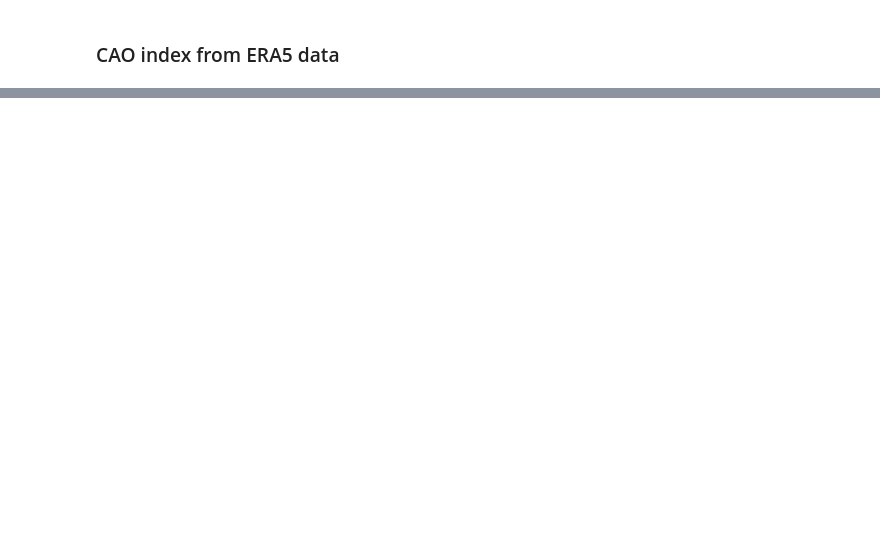
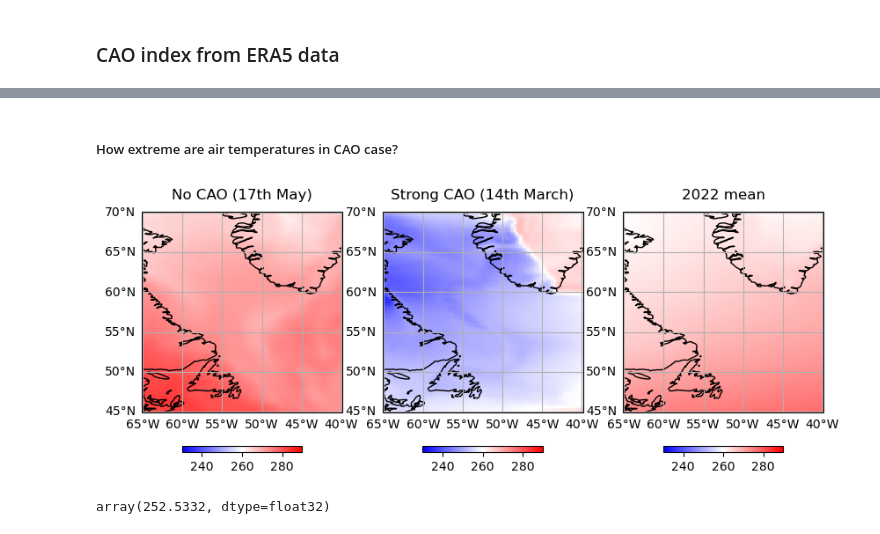
Before and after one commit to flogrows/phd-notebooks, a Jupyter notebook: CAOindexERA5.ipynb, the cells around one changed output, grey strips where cells are left out. Cells and saved outputs as stored; diff of their text form; code cells hidden in the pictures; blank space fills up the shorter version.

```diff
--- a/CAOindexERA5.ipynb
+++ b/CAOindexERA5.ipynb
@@ -176,0 +165,44 @@ plt.show()
+# %% [markdown]
+##### How extreme are air temperatures in CAO case?
+# %%
+# No CAO example: 17th May
+# Strong CAO example: 14th March
+
+lon = ds.longitude
+lat = ds.latitude
+
+no_cao_t = ds.t.sel(time=dt.datetime(2022, 5, 17, 16))
+cao_t = ds.t.sel(time=dt.datetime(2022, 3, 14, 16))
+mean_t = ds.t.mean(dim='time')
+
+fig, axs = plt.subplots(1, 3, figsize=(10, 5), subplot_kw={'projection': ccrs.PlateCarree()})
+
+plot1 = axs[0].pcolormesh(lon, lat, no_cao_t, cmap='bwr', vmin=230, vmax=290,
+                          transform=ccrs.PlateCarree())
+axs[0].set_title('No CAO (17th May)')
+cbar = plt.colorbar(plot1, orientation='horizontal', pad=0.1, shrink=0.6)
+
+plot2 = axs[1].pcolormesh(lon, lat, cao_t, cmap='bwr', vmin=230, vmax=290,
+                          transform=ccrs.PlateCarree())
+axs[1].set_title('Strong CAO (14th March)')
+plt.colorbar(plot2, orientation='horizontal', pad=0.1, shrink=0.6)
+
+plot3 = axs[2].pcolormesh(lon, lat, mean_t, cmap='bwr', vmin=230, vmax=290,
+                          transform=ccrs.PlateCarree())
+axs[2].set_title('2022 mean')
+plt.colorbar(plot3, orientation='horizontal', pad=0.1, shrink=0.6)
+
+
+for ax in axs:
+    ax.coastlines()
+    gl = ax.gridlines(draw_labels=True)
+    gl.top_labels = False
+    gl.right_labels = False
+
+plt.show()
+# %% [output]
+[figure, added]
+# %%
+cao_t.mean().values
+# %% [output]
+array(252.5332, dtype=float32)
```
Also changed, not shown: parts of 9 cells of this notebook, 5 other files.
